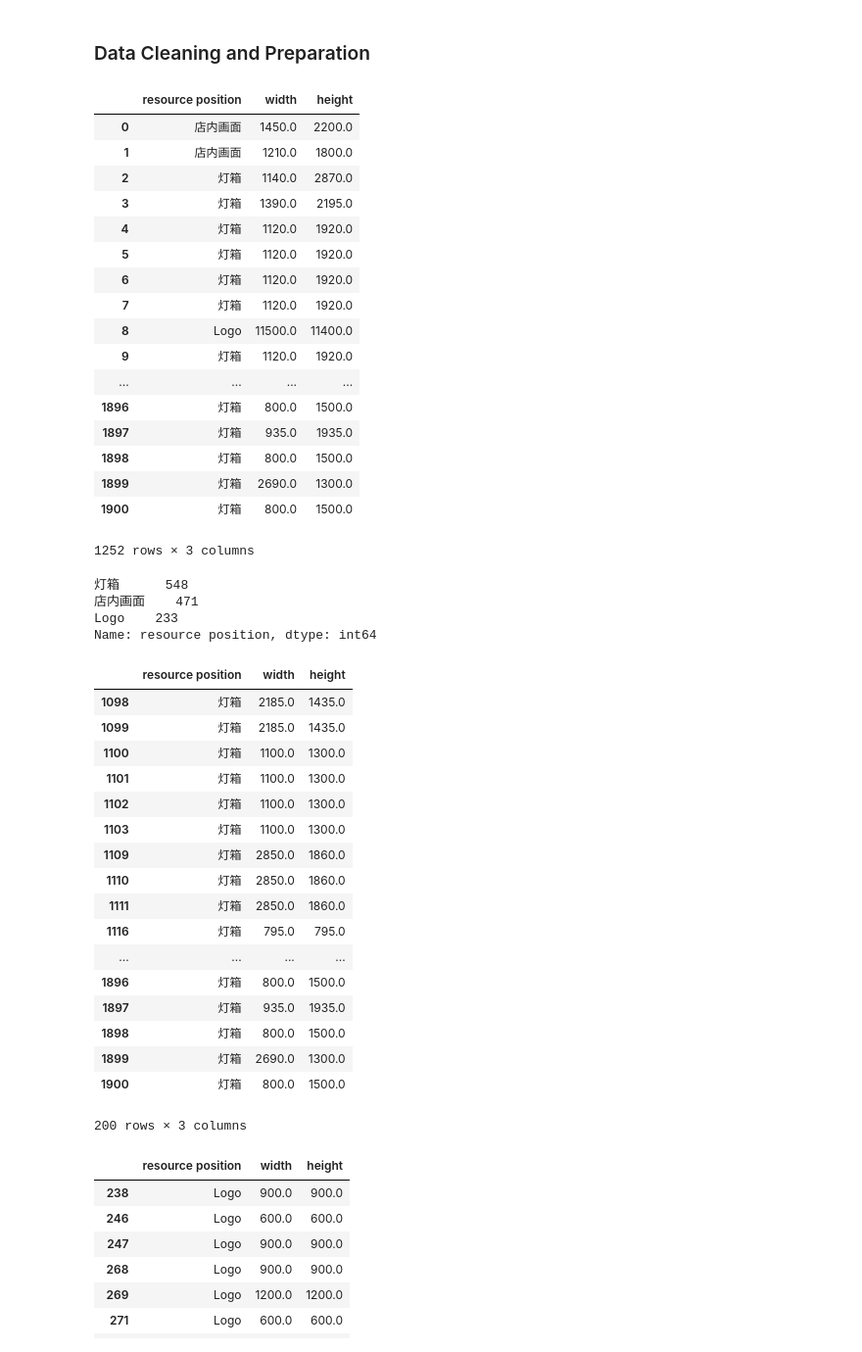
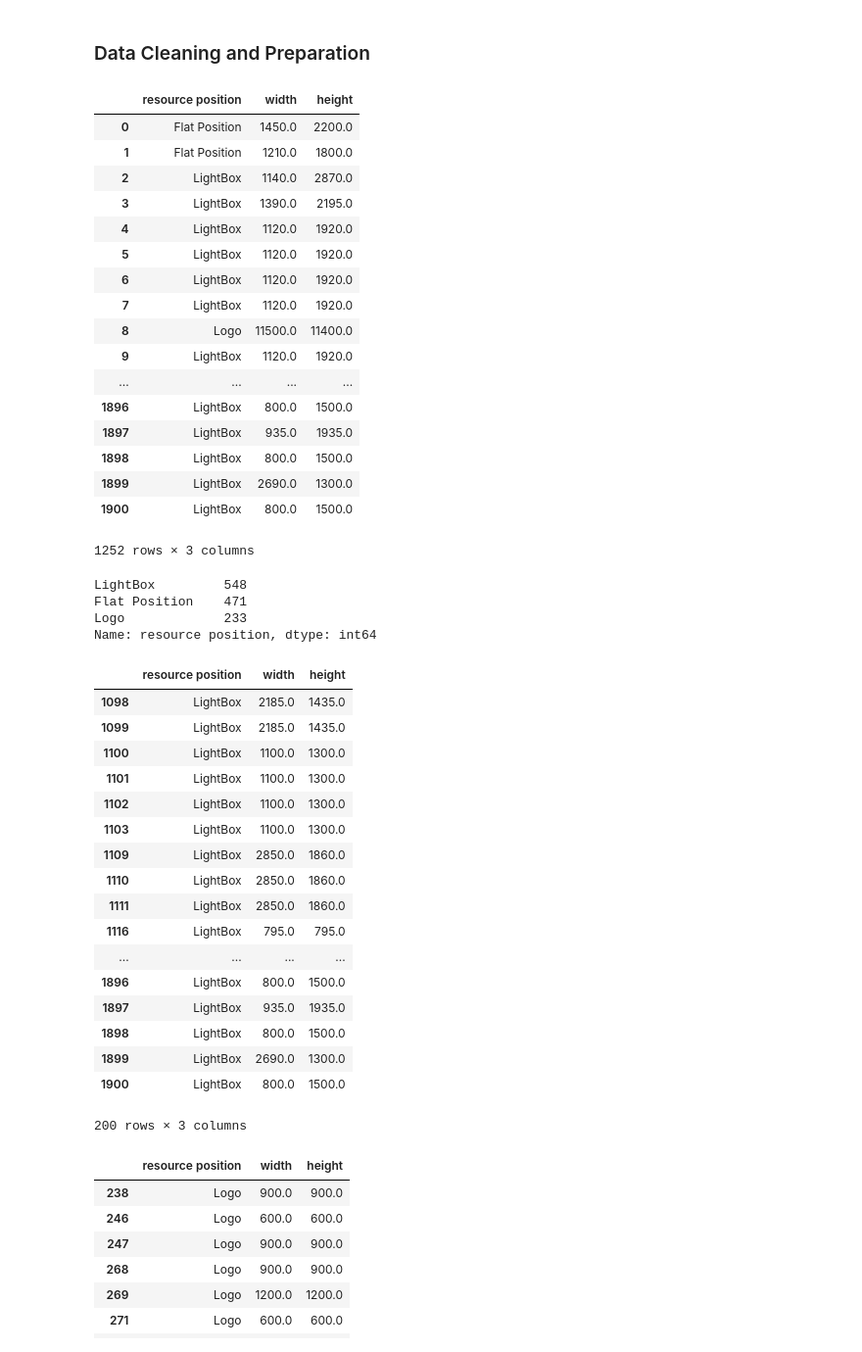
Before and after one commit to nuocode/Data_Mining, a Jupyter notebook: ml_for_POSM_prediction/ml_position.ipynb, the cells around one changed output. Shown at 98% size. Saved outputs shown, nothing was run; the diff lists cells and outputs as text; code cells hidden in the pictures.

```diff
--- a/ml_for_POSM_prediction/ml_position.ipynb
+++ b/ml_for_POSM_prediction/ml_position.ipynb
@@ -20,58 +20,58 @@ sns.set_style("darkgrid", {"font.sans-serif": ["KaiTi", "Arial"]})
 # %% [markdown]
 ### Data Cleaning and Preparation
 # %%
-df = pd.read_excel("position_clean_3_samples.xlsx", encoding="utf-8").dropna()
+df = pd.read_excel("position_clean_3_samples_en.xlsx", encoding="utf-8").dropna()
 df
 # %% [output]
 |  | resource position | width | height |
-| 0 | 店内画面 | 1450.0 | 2200.0 |
-| 1 | 店内画面 | 1210.0 | 1800.0 |
-| 2 | 灯箱 | 1140.0 | 2870.0 |
-| 3 | 灯箱 | 1390.0 | 2195.0 |
-| 4 | 灯箱 | 1120.0 | 1920.0 |
-| 5 | 灯箱 | 1120.0 | 1920.0 |
-| 6 | 灯箱 | 1120.0 | 1920.0 |
-| 7 | 灯箱 | 1120.0 | 1920.0 |
+| 0 | Flat Position | 1450.0 | 2200.0 |
+| 1 | Flat Position | 1210.0 | 1800.0 |
+| 2 | LightBox | 1140.0 | 2870.0 |
+| 3 | LightBox | 1390.0 | 2195.0 |
+| 4 | LightBox | 1120.0 | 1920.0 |
+| 5 | LightBox | 1120.0 | 1920.0 |
+| 6 | LightBox | 1120.0 | 1920.0 |
+| 7 | LightBox | 1120.0 | 1920.0 |
 | 8 | Logo | 11500.0 | 11400.0 |
-| 9 | 灯箱 | 1120.0 | 1920.0 |
+| 9 | LightBox | 1120.0 | 1920.0 |
 | ... | ... | ... | ... |
-| 1896 | 灯箱 | 800.0 | 1500.0 |
-| 1897 | 灯箱 | 935.0 | 1935.0 |
-| 1898 | 灯箱 | 800.0 | 1500.0 |
-| 1899 | 灯箱 | 2690.0 | 1300.0 |
-| 1900 | 灯箱 | 800.0 | 1500.0 |
+| 1896 | LightBox | 800.0 | 1500.0 |
+| 1897 | LightBox | 935.0 | 1935.0 |
+| 1898 | LightBox | 800.0 | 1500.0 |
+| 1899 | LightBox | 2690.0 | 1300.0 |
+| 1900 | LightBox | 800.0 | 1500.0 |
 1252 rows × 3 columns
 # %%
 df["resource position"].value_counts()
 # %% [output]
-灯箱      548
-店内画面    471
-Logo    233
+LightBox         548
+Flat Position    471
+Logo             233
 Name: resource position, dtype: int64
 # %%
 # df_sort = df.sort_values(by = "resource position").reset_index().drop(columns = "index")
 # df_sort
 # %%
-df_lighbox = df[df["resource position"] == "灯箱"].iloc[-200:,:]
+df_lighbox = df[df["resource position"] == "LightBox"].iloc[-200:,:]
 df_lighbox
 # %% [output]
 |  | resource position | width | height |
-| 1098 | 灯箱 | 2185.0 | 1435.0 |
-| 1099 | 灯箱 | 2185.0 | 1435.0 |
-| 1100 | 灯箱 | 1100.0 | 1300.0 |
-| 1101 | 灯箱 | 1100.0 | 1300.0 |
-| 1102 | 灯箱 | 1100.0 | 1300.0 |
-| 1103 | 灯箱 | 1100.0 | 1300.0 |
-| 1109 | 灯箱 | 2850.0 | 1860.0 |
-| 1110 | 灯箱 | 2850.0 | 1860.0 |
-| 1111 | 灯箱 | 2850.0 | 1860.0 |
-| 1116 | 灯箱 | 795.0 | 795.0 |
+| 1098 | LightBox | 2185.0 | 1435.0 |
+| 1099 | LightBox | 2185.0 | 1435.0 |
+| 1100 | LightBox | 1100.0 | 1300.0 |
+| 1101 | LightBox | 1100.0 | 1300.0 |
+| 1102 | LightBox | 1100.0 | 1300.0 |
+| 1103 | LightBox | 1100.0 | 1300.0 |
+| 1109 | LightBox | 2850.0 | 1860.0 |
+| 1110 | LightBox | 2850.0 | 1860.0 |
+| 1111 | LightBox | 2850.0 | 1860.0 |
+| 1116 | LightBox | 795.0 | 795.0 |
 | ... | ... | ... | ... |
-| 1896 | 灯箱 | 800.0 | 1500.0 |
-| 1897 | 灯箱 | 935.0 | 1935.0 |
-| 1898 | 灯箱 | 800.0 | 1500.0 |
-| 1899 | 灯箱 | 2690.0 | 1300.0 |
-| 1900 | 灯箱 | 800.0 | 1500.0 |
+| 1896 | LightBox | 800.0 | 1500.0 |
+| 1897 | LightBox | 935.0 | 1935.0 |
+| 1898 | LightBox | 800.0 | 1500.0 |
+| 1899 | LightBox | 2690.0 | 1300.0 |
+| 1900 | LightBox | 800.0 | 1500.0 |
 200 rows × 3 columns
 # %%
 df_logo = df[df["resource position"] == "Logo"].iloc[-200:,:]
```
Also changed, not shown: parts of 15 cells of this notebook.
